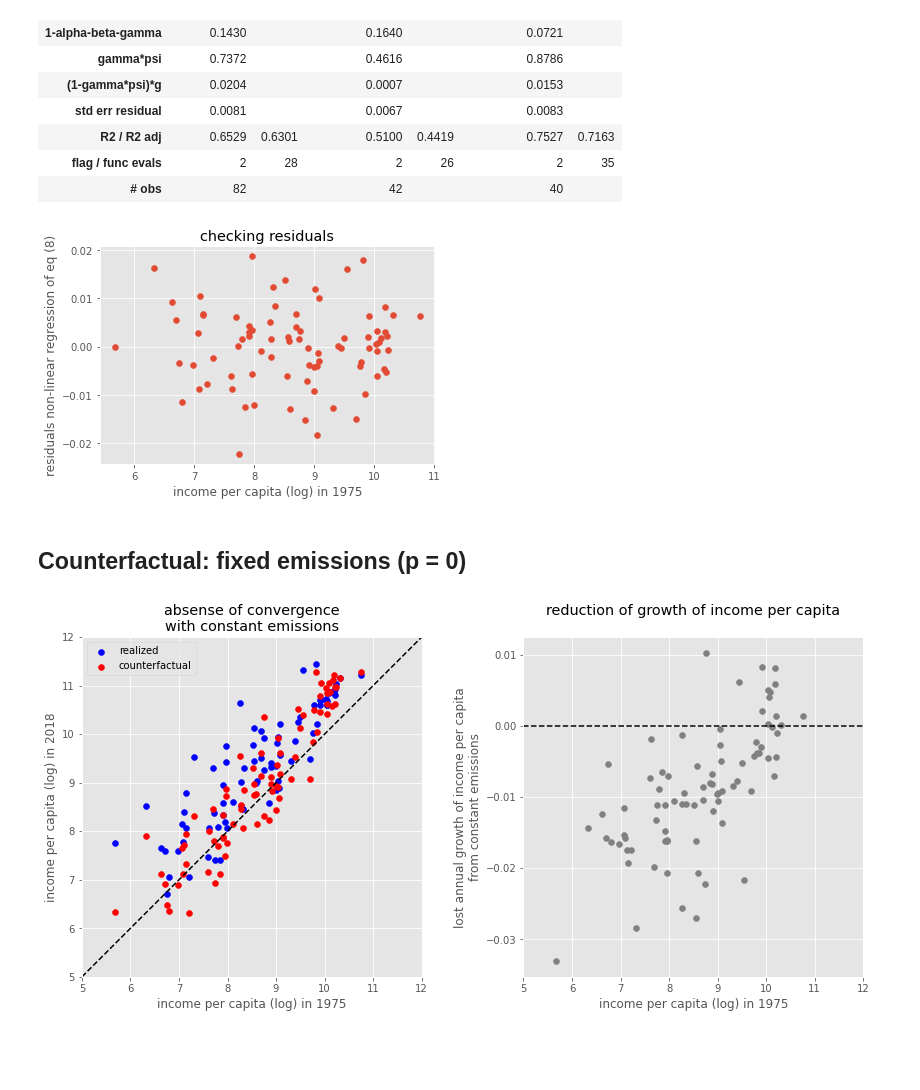
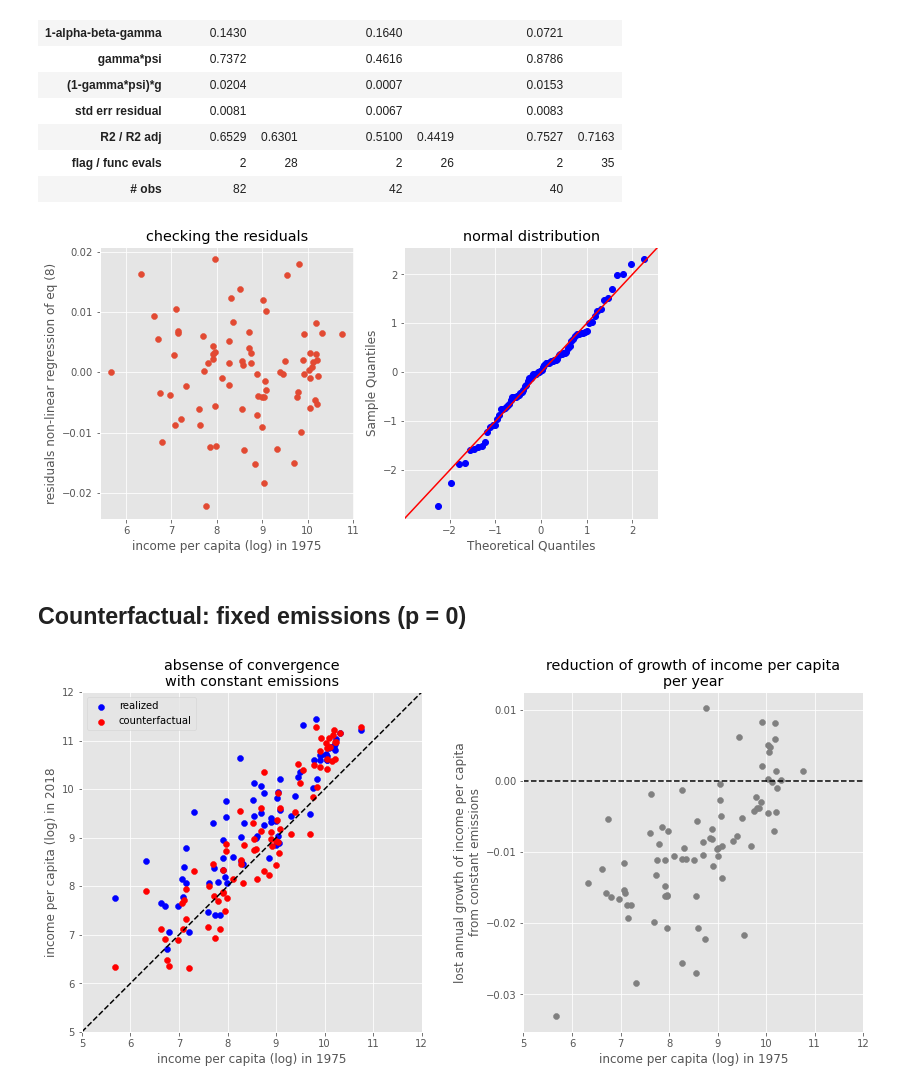
Before and after one commit to ylengwiler/ClimateVersusConvergence, a Jupyter notebook: ClimateVersusConvergence.ipynb, the cells around one changed output. Saved outputs shown, nothing was run; the diff lists cells and outputs as text; code cells hidden in the pictures; blank space fills up the shorter version.

```diff
--- a/ClimateVersusConvergence.ipynb
+++ b/ClimateVersusConvergence.ipynb
@@ -110,7 +111,9 @@ pik = pik[~idx]
 # %% [output]
 ['ATA' 'NIU' 'TKL']
 # %%
-dat = log(pwt0)
+dat = pwt0
+dat.Y0 = log(pwt0['Y0'])
+dat.L0 = log(pwt0['L0'])
 dat = dat.join(log(pwt1), how='outer')
 dat = dat.join(log(pik) , how='outer')
 dat = dat.assign(ypc0 = dat.Y0-dat.L0)
@@ -275,9 +294,9 @@ init   = [alpha0,beta0,gamma0,delta0,g0,const0]
 constr = [[0,0,0,-np.inf,-np.inf,-np.inf],[1,1,1,np.inf,np.inf,np.inf]]
 ncoef  = len(init)
 
-estim = [0,0,0]
+estim  = [0]*nsmpl
 
-for s in range(3):
+for s in range(nsmpl):
     # select sample to use
     thisdat = dat.iloc[smpl[s]]
     nobs    = int(len(thisdat))
@@ -285,17 +304,17 @@ for s in range(3):
     est = least_squares(resid, init, ftol=1e-15, xtol=1e-15, gtol=1e-15) #, bounds=constr)
     # extract results
     estim[s] = est
-    res   = est.fun
-    SSR   = np.sum(res*res)
-    R2    = 1 - SSR/np.sum((thisdat['gy']-np.mean(thisdat['gy']))**2)
-    R2adj = 1 - (1-R2)*(nobs-1)/(nobs-ncoef)
-    alpha = est.x[0]
-    beta  = est.x[1]
-    gamma = est.x[2]
-    delta = est.x[3]
-    g     = est.x[4]
-    const = est.x[5]
-    psi   = 1/(1-alpha-beta)
+    res      = est.fun
+    SSR      = np.sum(res*res)
+    R2       = 1 - SSR/np.sum((thisdat['gy']-np.mean(thisdat['gy']))**2)
+    R2adj    = 1 - (1-R2)*(nobs-1)/(nobs-ncoef)
+    alpha    = est.x[0]
+    beta     = est.x[1]
+    gamma    = est.x[2]
+    delta    = est.x[3]
+    g        = est.x[4]
+    const    = est.x[5]
+    psi      = 1/(1-alpha-beta)
     J        = est.jac
     coef_cov = np.linalg.inv(J.T.dot(J)) * SSR/(nobs-ncoef)
     coef_std = np.sqrt(np.diagonal(coef_cov))
@@ -332,15 +351,21 @@ equation (8), nonlinear
 | flag / func evals | 2 | 28 | 2 | 26 | 2 | 35 |
 | # obs | 82 |  | 42 |  | 40 |  |
 # %%
-plt.scatter(x=dat.ypc0, y=estim[0].fun)
+fig, [ax1, ax2] = plt.subplots(1,2, figsize=(10,5))
+
+ax1.scatter(x=dat.ypc0, y=estim[0].fun)
 # plt.scatter(x=dat.iloc[smpl[1]]['ypc0'], y=estim[1].fun, color='blue')
 # plt.scatter(x=dat.iloc[smpl[2]]['ypc0'], y=estim[2].fun, color='green')
-plt.title('checking residuals')
-plt.xlabel('income per capita (log) in '+str(year0))
-plt.ylabel('residuals non-linear regression of eq (8)')
+ax1.title.set_text('checking the residuals')
+ax1.set_xlabel('income per capita (log) in '+str(year0))
+ax1.set_ylabel('residuals non-linear regression of eq (8)')
+
+sm.qqplot(estim[0].fun, stats.norm, fit=True, line='45', ax = ax2)
+ax2.set_title('normal distribution')
+
 plt.show()
 # %% [output]
-[figure, old version]
+[figure, new version]
 # %% [markdown]
 ## Counterfactual: fixed emissions (p = 0)
 # %%
@@ -363,22 +388,22 @@ ax.legend(loc='upper left');
 plt.xlabel('income per capita (log) in '+str(year0))
 plt.ylabel('income per capita (log) in '+str(year1))
 
-plt.xlim([5, 12])
-plt.ylim([5, 12])
+plt.xlim([5,12])
+plt.ylim([5,12])
 ax.plot([5,12],[5,12],'k--')
 ax.set_aspect('equal')
 
 ax = fig.add_subplot(1, 2, 2)
-ax.set_title('reduction of growth of income per capita\n')
+ax.set_title('reduction of growth of income per capita\nper year')
 ax.scatter(x=dat.ypc0 , y=gy_cfact-dat.gy, color='grey')
 
 plt.xlabel('income per capita (log) in '+str(year0))
 plt.ylabel('lost annual growth of income per capita\nfrom constant emissions')
 
-plt.xlim([5, 12])
+plt.xlim([5,12])
 ax.plot([5,12],[0,0],'k--')
 ax.set_aspect(1.0/ax.get_data_ratio(), adjustable='box')
 
 plt.show()
 # %% [output]
-[figure, old version]
+[figure, new version]
```
Also changed, not shown: parts of 5 cells of this notebook.
